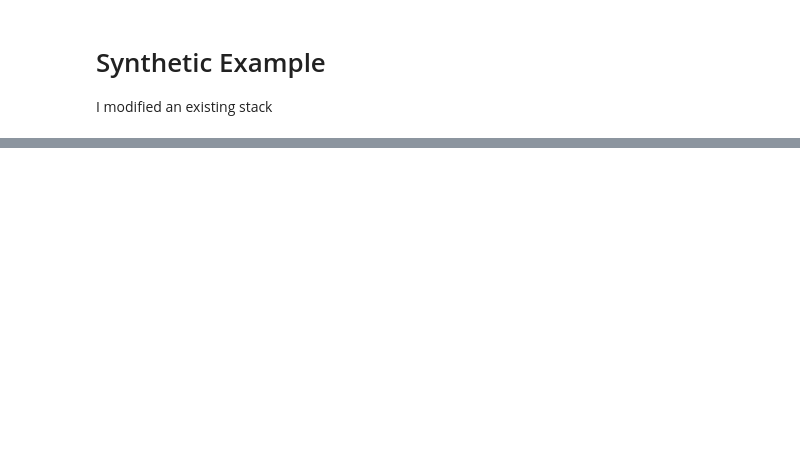
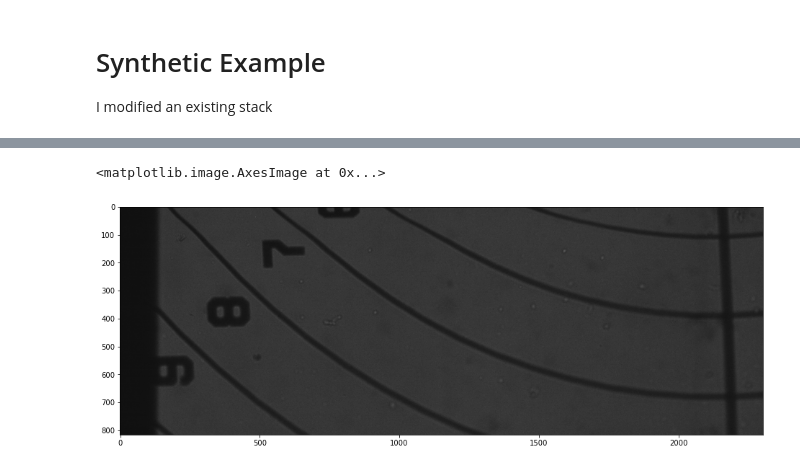
Before and after one commit to JaneliaSciComp/MatrixMicroscopeUtils.jl, a Jupyter notebook: notebooks/Reading_stacks_with_HDF5_template_applied.ipynb, the cells around one changed output, grey strips where cells are left out. Saved outputs shown, nothing was run; the diff lists cells and outputs as text; code cells hidden in the pictures; blank space fills up the shorter version.

```diff
--- a/notebooks/Reading_stacks_with_HDF5_template_applied.ipynb
+++ b/notebooks/Reading_stacks_with_HDF5_template_applied.ipynb
@@ -187,0 +193,6 @@ Wall time: 31 s
+# %%
+plt.figure(figsize=(16, 12))
+plt.imshow(synthetic_stack[10,3,:,:], cmap="gist_gray")
+# %% [output]
+<matplotlib.image.AxesImage at 0x...>
+[figure, added]
```
Also changed, not shown: parts of 5 cells of this notebook.
